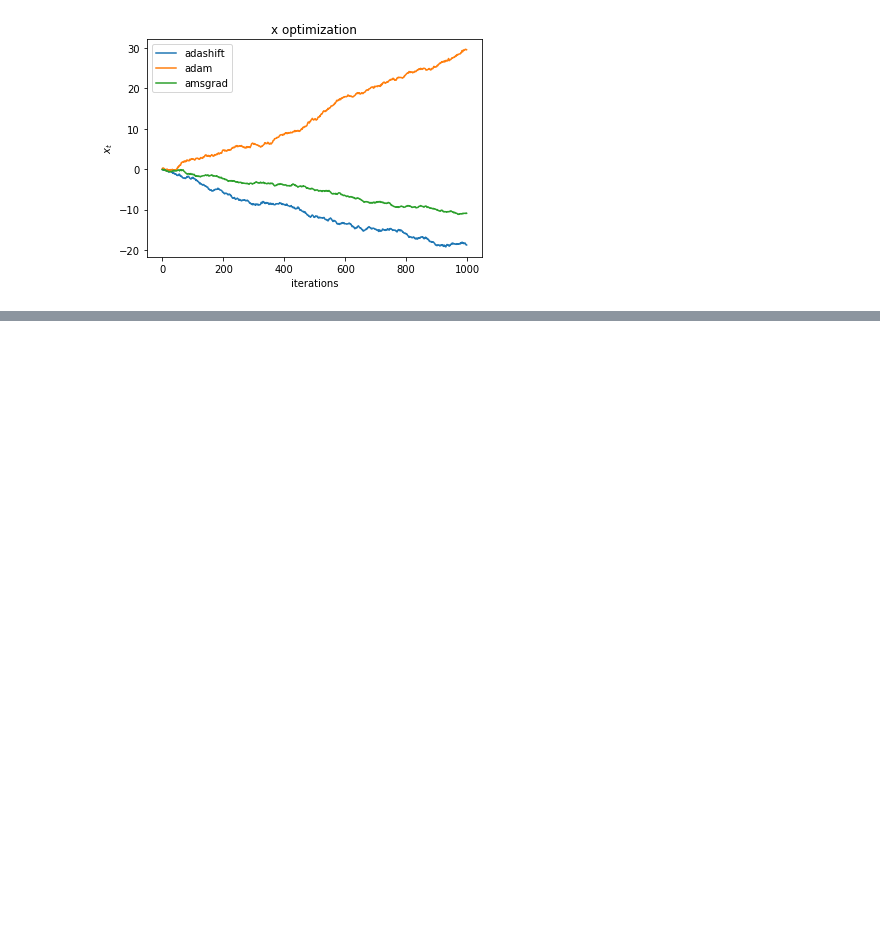
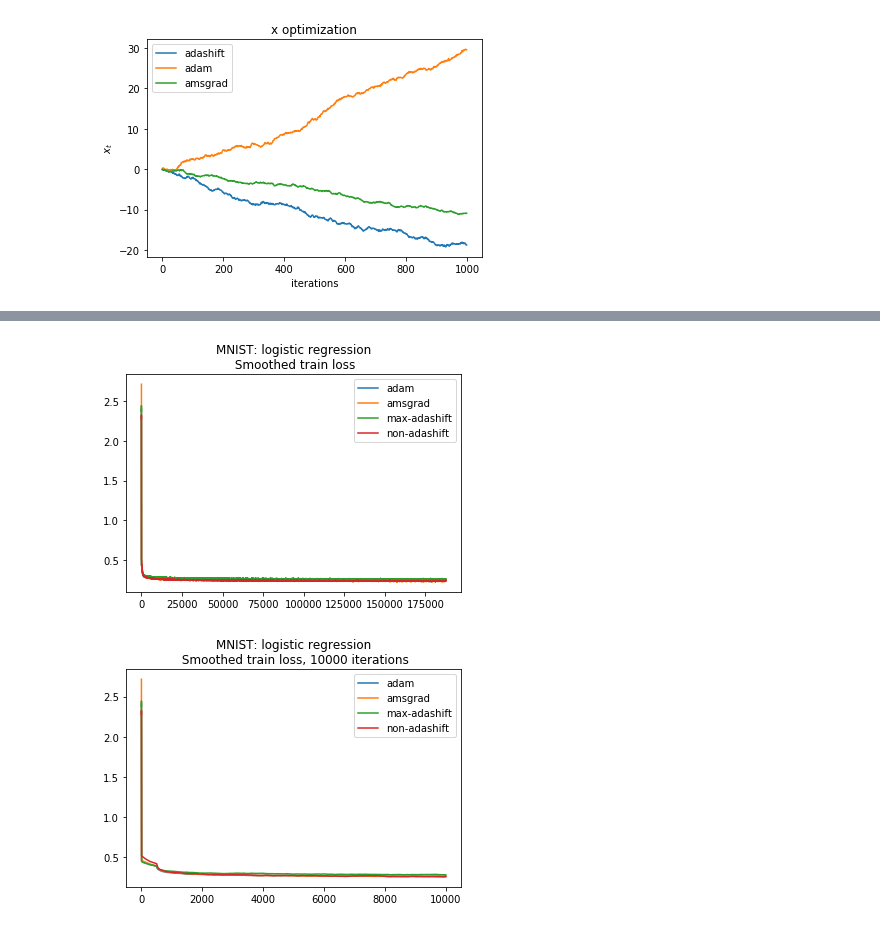
Before and after one commit to mknbv/adashift, a Jupyter notebook: Adam_problem.ipynb, the cells around one changed output, grey strips where cells are left out. Cells and saved outputs as stored; diff of their text form; code cells hidden in the pictures; blank space fills up the shorter version.

```diff
--- a/Adam_problem.ipynb
+++ b/Adam_problem.ipynb
@@ -345,0 +550,39 @@ Done!
+# %%
+def smooth(y,box_size,smooth_start=0):
+    # borrowed from authors code
+    y_hat=np.zeros(y.shape,dtype=y.dtype)
+    y_hat[0:smooth_start]=y[0:smooth_start]
+    for i in range(smooth_start,y.size):
+        if i < smooth_start+box_size//2:
+            y_hat[i]=np.mean(y[smooth_start:i+box_size//2])
+        elif i<y.size-box_size//2:
+            y_hat[i]=np.mean(y[i-box_size//2:i+box_size//2])
+        else:
+            y_hat[i]=np.mean(y[i-box_size//2:])
+    return y_hat
+# %%
+smooth_size=1000
+smooth_start_train_loss=3
+issmooth=1
+# %%
+plt.title("MNIST: logistic regression\n Smoothed train loss")
+plt.plot(smooth(adam_train_loss_hist, smooth_size, smooth_start_train_loss), label="adam")
+plt.plot(smooth(amsgrad_train_loss_hist, smooth_size, smooth_start_train_loss), label="amsgrad")
+plt.plot(smooth(adashift_train_loss_hist, smooth_size, smooth_start_train_loss), label="max-adashift")
+plt.plot(smooth(non_adashift_train_loss_hist, smooth_size, smooth_start_train_loss), label="non-adashift")
+
+plt.legend(loc='best')
+plt.show()
+
+plt.title("MNIST: logistic regression\n Smoothed train loss, 10000 iterations")
+
+plt.plot(smooth(adam_train_loss_hist[:10000], smooth_size, smooth_start_train_loss), label="adam")
+plt.plot(smooth(amsgrad_train_loss_hist[:10000], smooth_size, smooth_start_train_loss), label="amsgrad")
+plt.plot(smooth(adashift_train_loss_hist[:10000], smooth_size, smooth_start_train_loss), label="max-adashift")
+plt.plot(smooth(non_adashift_train_loss_hist[:10000], smooth_size, smooth_start_train_loss), label="non-adashift")
+
+plt.legend(loc='best')
+plt.show()
+# %% [output]
+[figure, added]
+[figure, added]
```
Also changed, not shown: parts of 33 cells of this notebook.
